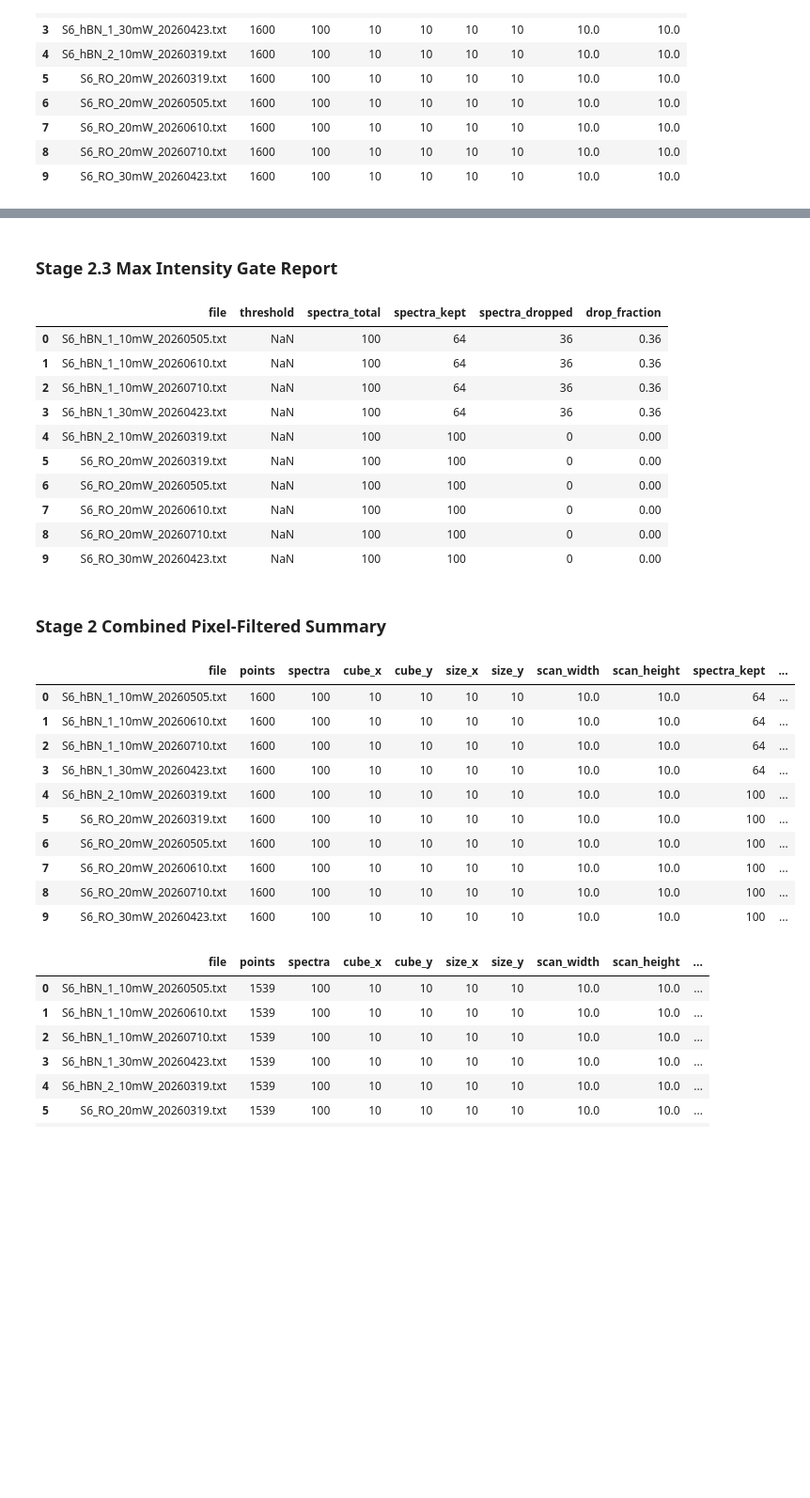
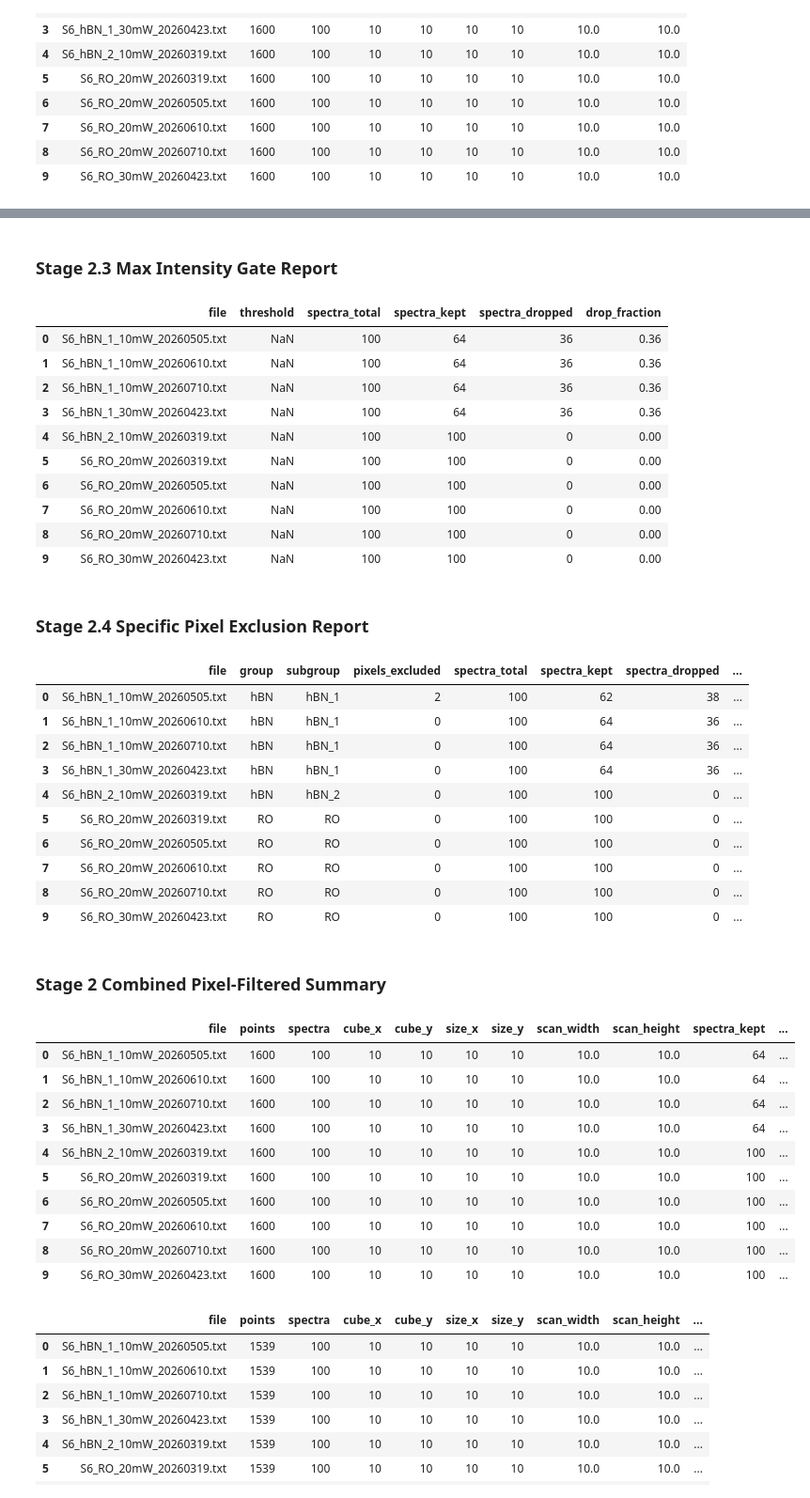
Before and after one commit to xuanchen666/Witec-Raman-map-processing, a Jupyter notebook: Raman_processing.ipynb, the cells around one changed output, grey strips where cells are left out. Shown at 94% size. Drawn from its saved outputs; the diff is of its cells as text; code cells hidden in the pictures; blank space fills up the shorter version.

Commit message:
Add specific-pixel exclusion filter (Stage 2.4) and document it in README

```diff
--- a/Raman_processing.ipynb
+++ b/Raman_processing.ipynb
@@ -61,7 +61,7 @@ rnp = importlib.reload(rnp)
 
 # -----------------------------------------------------------------------------
 # Stage 2: optional pixel-level filtering in one stage
-# Order: border-pixel filter -> mean-intensity spectrum gate -> max-intensity cutoff.
+# Order: border-pixel filter -> mean-intensity spectrum gate -> max-intensity cutoff -> specific pixel exclusion.
 # Each sub-step supports group/subgroup scoping (e.g., "hBN" vs "hBN_1").
 # -----------------------------------------------------------------------------
 stage2 = rnp.run_stage2_pixel_filter(
@@ -75,6 +75,7 @@ stage2 = rnp.run_stage2_pixel_filter(
     spectrum_gate_apply_to_groups=cfg.SPECTRUM_GATE_APPLY_TO_GROUPS,
     max_pixel_intensity=cfg.MAX_PIXEL_INTENSITY,
     max_intensity_apply_to_groups=cfg.MAX_INTENSITY_APPLY_TO_GROUPS,
+    specific_pixel_exclusions=cfg.SPECIFIC_PIXEL_EXCLUSIONS,
 )
 pixel_filtered_parsed_files = stage2["pixel_filtered_parsed_files"]
 pixel_filtered_all_tidy = stage2["pixel_filtered_all_tidy"]
@@ -82,6 +83,7 @@ pixel_filtered_summary = stage2["pixel_filtered_summary"]
 border_filter_report = stage2["border_filter_report"]
 spectra_gate_report = stage2["spectrum_gate_report"]
 max_intensity_gate_report = stage2["max_intensity_gate_report"]
+specific_pixel_exclusion_report = stage2["specific_pixel_exclusion_report"]
 
 display(Markdown("### Stage 2.1 Border Filter Report"))
 display(border_filter_report)
@@ -92,6 +94,9 @@ display(spectra_gate_report)
 display(Markdown("### Stage 2.3 Max Intensity Gate Report"))
 display(max_intensity_gate_report)
 
+display(Markdown("### Stage 2.4 Specific Pixel Exclusion Report"))
+display(specific_pixel_exclusion_report)
+
 display(Markdown("### Stage 2 Combined Pixel-Filtered Summary"))
 pixel_filtered_summary
 # %% [output]
@@ -104,45 +109,57 @@ pixel_filtered_summary
 | 4 | S6_hBN_2_10mW_20260319.txt | hBN | hBN_2 | False | 1 | 100 | 100 | ... |
 | 5 | S6_RO_20mW_20260319.txt | RO | RO | False | 1 | 100 | 100 | ... |
 | 6 | S6_RO_20mW_20260505.txt | RO | RO | False | 1 | 100 | 100 | ... |
 | 7 | S6_RO_20mW_20260610.txt | RO | RO | False | 1 | 100 | 100 | ... |
 | 8 | S6_RO_20mW_20260710.txt | RO | RO | False | 1 | 100 | 100 | ... |
 | 9 | S6_RO_30mW_20260423.txt | RO | RO | False | 1 | 100 | 100 | ... |
 ### Stage 2.2 Spectrum Gate Report
 |  | file | group | gate_applied | window_start_cm1 | window_end_cm1 | threshold | spectra_total | ... |
 | 0 | S6_hBN_1_10mW_20260505.txt | Not applied | False | 1360.0 | 1370.0 | 10000.0 | 100 | ... |
 | 1 | S6_hBN_1_10mW_20260610.txt | Not applied | False | 1360.0 | 1370.0 | 10000.0 | 100 | ... |
 | 2 | S6_hBN_1_10mW_20260710.txt | Not applied | False | 1360.0 | 1370.0 | 10000.0 | 100 | ... |
 | 3 | S6_hBN_1_30mW_20260423.txt | Not applied | False | 1360.0 | 1370.0 | 10000.0 | 100 | ... |
 | 4 | S6_hBN_2_10mW_20260319.txt | Not applied | False | 1360.0 | 1370.0 | 10000.0 | 100 | ... |
 | 5 | S6_RO_20mW_20260319.txt | Not applied | False | 1360.0 | 1370.0 | 10000.0 | 100 | ... |
 | 6 | S6_RO_20mW_20260505.txt | Not applied | False | 1360.0 | 1370.0 | 10000.0 | 100 | ... |
 | 7 | S6_RO_20mW_20260610.txt | Not applied | False | 1360.0 | 1370.0 | 10000.0 | 100 | ... |
 | 8 | S6_RO_20mW_20260710.txt | Not applied | False | 1360.0 | 1370.0 | 10000.0 | 100 | ... |
 | 9 | S6_RO_30mW_20260423.txt | Not applied | False | 1360.0 | 1370.0 | 10000.0 | 100 | ... |
 ### Stage 2.3 Max Intensity Gate Report
 |  | file | threshold | spectra_total | spectra_kept | spectra_dropped | drop_fraction |
 | 0 | S6_hBN_1_10mW_20260505.txt | NaN | 100 | 64 | 36 | 0.36 |
 | 1 | S6_hBN_1_10mW_20260610.txt | NaN | 100 | 64 | 36 | 0.36 |
 | 2 | S6_hBN_1_10mW_20260710.txt | NaN | 100 | 64 | 36 | 0.36 |
 | 3 | S6_hBN_1_30mW_20260423.txt | NaN | 100 | 64 | 36 | 0.36 |
 | 4 | S6_hBN_2_10mW_20260319.txt | NaN | 100 | 100 | 0 | 0.00 |
 | 5 | S6_RO_20mW_20260319.txt | NaN | 100 | 100 | 0 | 0.00 |
 | 6 | S6_RO_20mW_20260505.txt | NaN | 100 | 100 | 0 | 0.00 |
 | 7 | S6_RO_20mW_20260610.txt | NaN | 100 | 100 | 0 | 0.00 |
 | 8 | S6_RO_20mW_20260710.txt | NaN | 100 | 100 | 0 | 0.00 |
 | 9 | S6_RO_30mW_20260423.txt | NaN | 100 | 100 | 0 | 0.00 |
-### Stage 2 Combined Pixel-Filtered Summary
+### Stage 2.4 Specific Pixel Exclusion Report
-|  | file | points | spectra | cube_x | cube_y | size_x | size_y | scan_width | scan_height | spectra_kept | ... |
-| 0 | S6_hBN_1_10mW_20260505.txt | 1600 | 100 | 10 | 10 | 10 | 10 | 10.0 | 10.0 | 64 | ... |
-| 1 | S6_hBN_1_10mW_20260610.txt | 1600 | 100 | 10 | 10 | 10 | 10 | 10.0 | 10.0 | 64 | ... |
-| 2 | S6_hBN_1_10mW_20260710.txt | 1600 | 100 | 10 | 10 | 10 | 10 | 10.0 | 10.0 | 64 | ... |
-| 3 | S6_hBN_1_30mW_20260423.txt | 1600 | 100 | 10 | 10 | 10 | 10 | 10.0 | 10.0 | 64 | ... |
-| 4 | S6_hBN_2_10mW_20260319.txt | 1600 | 100 | 10 | 10 | 10 | 10 | 10.0 | 10.0 | 100 | ... |
-| 5 | S6_RO_20mW_20260319.txt | 1600 | 100 | 10 | 10 | 10 | 10 | 10.0 | 10.0 | 100 | ... |
-| 6 | S6_RO_20mW_20260505.txt | 1600 | 100 | 10 | 10 | 10 | 10 | 10.0 | 10.0 | 100 | ... |
-| 7 | S6_RO_20mW_20260610.txt | 1600 | 100 | 10 | 10 | 10 | 10 | 10.0 | 10.0 | 100 | ... |
-| 8 | S6_RO_20mW_20260710.txt | 1600 | 100 | 10 | 10 | 10 | 10 | 10.0 | 10.0 | 100 | ... |
-| 9 | S6_RO_30mW_20260423.txt | 1600 | 100 | 10 | 10 | 10 | 10 | 10.0 | 10.0 | 100 | ... |
+|  | file | group | subgroup | pixels_excluded | spectra_total | spectra_kept | spectra_dropped | ... |
+| 0 | S6_hBN_1_10mW_20260505.txt | hBN | hBN_1 | 2 | 100 | 62 | 38 | ... |
+| 1 | S6_hBN_1_10mW_20260610.txt | hBN | hBN_1 | 0 | 100 | 64 | 36 | ... |
+| 2 | S6_hBN_1_10mW_20260710.txt | hBN | hBN_1 | 0 | 100 | 64 | 36 | ... |
+| 3 | S6_hBN_1_30mW_20260423.txt | hBN | hBN_1 | 0 | 100 | 64 | 36 | ... |
+| 4 | S6_hBN_2_10mW_20260319.txt | hBN | hBN_2 | 0 | 100 | 100 | 0 | ... |
+| 5 | S6_RO_20mW_20260319.txt | RO | RO | 0 | 100 | 100 | 0 | ... |
+| 6 | S6_RO_20mW_20260505.txt | RO | RO | 0 | 100 | 100 | 0 | ... |
+| 7 | S6_RO_20mW_20260610.txt | RO | RO | 0 | 100 | 100 | 0 | ... |
+| 8 | S6_RO_20mW_20260710.txt | RO | RO | 0 | 100 | 100 | 0 | ... |
+| 9 | S6_RO_30mW_20260423.txt | RO | RO | 0 | 100 | 100 | 0 | ... |
+### Stage 2 Combined Pixel-Filtered Summary
+|  | file | points | spectra | cube_x | cube_y | size_x | size_y | scan_width | scan_height | spectra_kept | ... |
+| 0 | S6_hBN_1_10mW_20260505.txt | 1600 | 100 | 10 | 10 | 10 | 10 | 10.0 | 10.0 | 64 | ... |
+| 1 | S6_hBN_1_10mW_20260610.txt | 1600 | 100 | 10 | 10 | 10 | 10 | 10.0 | 10.0 | 64 | ... |
+| 2 | S6_hBN_1_10mW_20260710.txt | 1600 | 100 | 10 | 10 | 10 | 10 | 10.0 | 10.0 | 64 | ... |
+| 3 | S6_hBN_1_30mW_20260423.txt | 1600 | 100 | 10 | 10 | 10 | 10 | 10.0 | 10.0 | 64 | ... |
+| 4 | S6_hBN_2_10mW_20260319.txt | 1600 | 100 | 10 | 10 | 10 | 10 | 10.0 | 10.0 | 100 | ... |
+| 5 | S6_RO_20mW_20260319.txt | 1600 | 100 | 10 | 10 | 10 | 10 | 10.0 | 10.0 | 100 | ... |
+| 6 | S6_RO_20mW_20260505.txt | 1600 | 100 | 10 | 10 | 10 | 10 | 10.0 | 10.0 | 100 | ... |
+| 7 | S6_RO_20mW_20260610.txt | 1600 | 100 | 10 | 10 | 10 | 10 | 10.0 | 10.0 | 100 | ... |
+| 8 | S6_RO_20mW_20260710.txt | 1600 | 100 | 10 | 10 | 10 | 10 | 10.0 | 10.0 | 100 | ... |
+| 9 | S6_RO_30mW_20260423.txt | 1600 | 100 | 10 | 10 | 10 | 10 | 10.0 | 10.0 | 100 | ... |
 # %%
 import importlib
 
```
Also changed, not shown: parts of 3 cells of this notebook, 5 other files.
